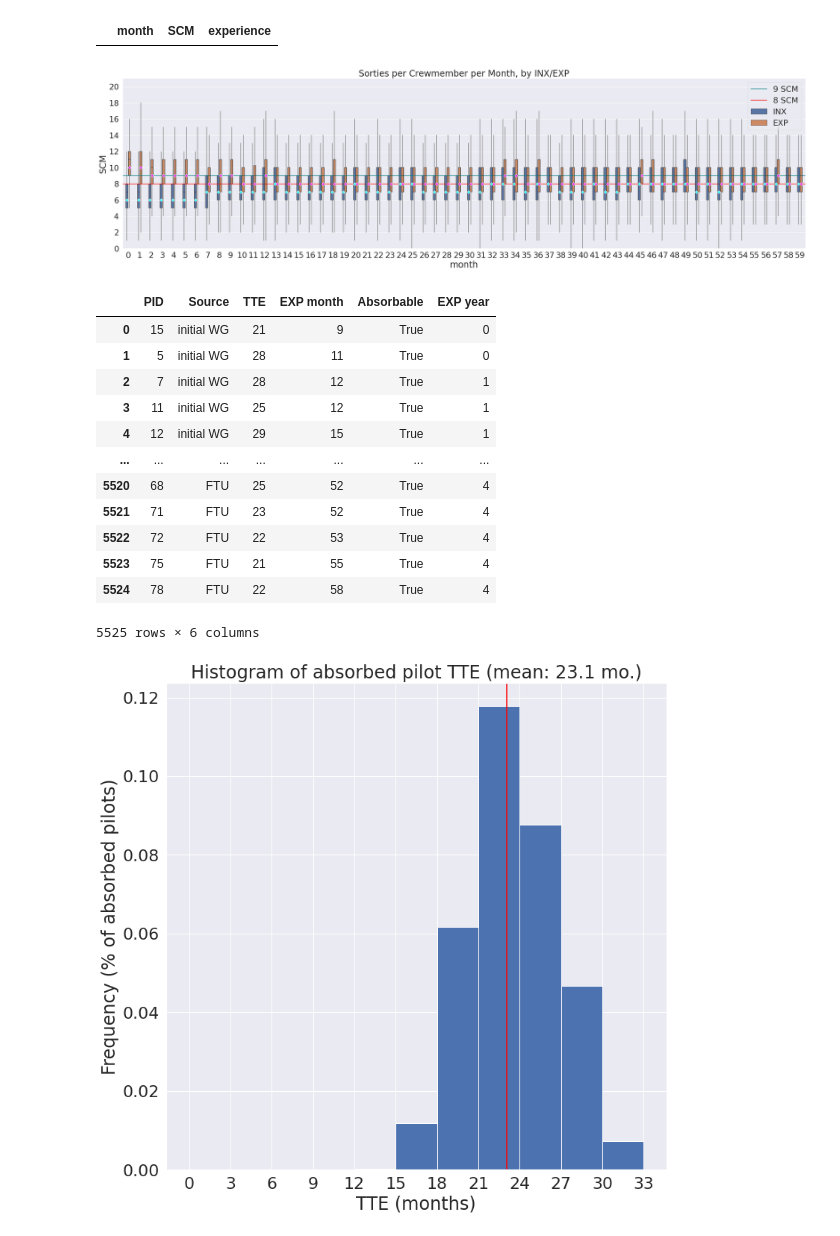
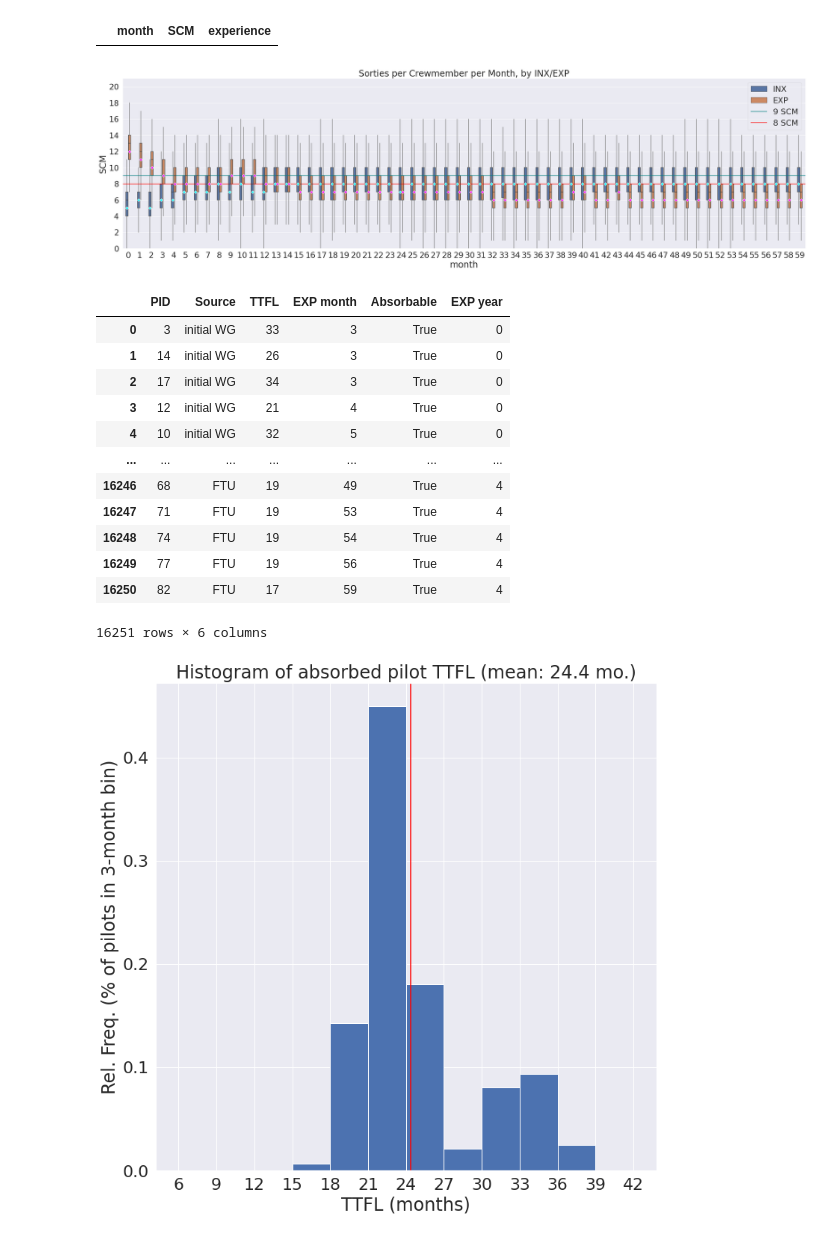
Before and after one commit to ialara/actf, a Jupyter notebook: f16_baseline.ipynb, the cells around one changed output. Saved outputs shown, nothing was run; the diff lists cells and outputs as text; code cells hidden in the pictures.

```diff
--- a/f16_baseline.ipynb
+++ b/f16_baseline.ipynb
@@ -612,0 +835,15 @@ sortie_generation = [(tails_go_1 + tails_go_2)*monthly_fly_days]*12 #*NUM_YEARS
+# %%
+f16_sq.populate_initial(initial_pilots, prop_EXP=initial_sq_exp_pct, prop_IP=initial_sq_IP_pct)
+print('== SIMULATED INITIAL SQUADRON ==')
+f16_sq.print_()
+print('-------------------')
+print(f'Summary: {f16_sq}')
+
+sim = Simulation()
+sim.setup(starting_sq=f16_sq)
+
+print(f'Sim squadron matches input: {sim.sq is f16_sq}')
+print(f'Sim successfully archived starting squadron: {sim.starting_sq is not sim.sq}')
+
+num_runs = 500
+months_per_run = 60
@@ -613,5 +868,5 @@ sortie_generation = [(tails_go_1 + tails_go_2)*monthly_fly_days]*12 #*NUM_YEARS
 # %% [markdown]
 # Go!
 # %%
-many = sim.many_runs(ftu_arrival_calendar=ftu_arrivals, nth_arrival_calendar=nth_arrivals, sortie_generation_calendar=sortie_generation, num_runs=num_runs, months_per_run=months_per_run)
+many = sim.many_runs(ftu_arrival_calendar=ftu_arrivals, nth_arrival_calendar=nth_arrivals, sortie_generation_calendar=sortie_generation, num_runs=num_runs, months_per_run=months_per_run, tos_threshold=tos_threshold)
 # %% [output]
@@ -659,0 +920,6 @@ quals_df
+# %%
+sns.set_theme()
+fig, ax = plt.subplots()
+sns.lineplot(data=quals_df.loc[:, 'None_pct':'IP_pct'], ax=ax)
+ax.set_title('Percentage Composition by Qualification')
+ax.set_ylabel('% of Squadron')
@@ -728,19 +997,19 @@ scm_df[scm_df['SCM'] > 20]
 # %%
 box = sns.catplot(data=scm_df, y='SCM', x='month', hue='experience', kind='box', width=0.4, showmeans=True, showcaps=False, showfliers=False, meanprops={'marker': 'D', 'markeredgecolor': 'white', 'markersize': 5}, whiskerprops={'color': 'grey'}, height=8, aspect=3.5, legend=False)
 # == Code below modified from https://stackoverflow.com/questions/63038011/assign-color-of-mean-markers-while-using-seaborn-hue
-num_artists = len(box.ax.artists)
+num_artists = 2*len(quals_df)
 num_lines = len(box.ax.lines)
 lines_per_artist = num_lines // num_artists
 marker_colors = ['cyan', 'magenta']*(num_artists//2)
-for i, artist in enumerate(box.ax.artists):
+for i in range(num_artists):
     # Set the linecolor on the artist to the facecolor, and set the facecolor to None
     col = marker_colors[i]
-    #artist.set_edgecolor(col)
-    #artist.set_facecolor('None')
+    # box.ax.lines[i*lines_per_artist + j].set_edgecolor(col)
+    # box.ax.lines[i*lines_per_artist + j].set_facecolor('None')
     # set the marker colors of the corresponding "lines" to the same color
     for j in range(lines_per_artist):
         box.ax.lines[i * lines_per_artist + j].set_markerfacecolor(col)
-        #box.ax.lines[i * lines_per_artist + j].set_markeredgecolor(col)
+        box.ax.lines[i * lines_per_artist + j].set_markeredgecolor('white')
 # ==
 box.ax.axhline(9, color='teal', label='9 SCM')
 box.ax.axhline(8, color='red', label='8 SCM')
@@ -750,7 +1019,7 @@ box.ax.set_title('Sorties per Crewmember per Month, by INX/EXP')
 plt.legend(framealpha=0.5)
 plt.show()
 # %% [output]
-[figure, old version]
+[figure, new version]
 # %%
 #  ax = flows[['net_first', 'net_nth']].plot(kind='bar')
 #  ax.axhline(0, color='black')
@@ -759,36 +1028,36 @@ plt.show()
 
 #  flows[['first_cum', 'nth_cum']].plot(kind='line', ax=ax)
 # %%
-df = pd.DataFrame([row for run in many for row in run['pilot']['TTE'] if row['Absorbable']])
+df = pd.DataFrame([row for run in many for row in run['pilot']['TTFL'] if row['Absorbable']])
 df['EXP year'] = df['EXP month'].floordiv(12)
 absorbed_df = df
 absorbed_df
 # %% [output]
-|  | PID | Source | TTE | EXP month | Absorbable | EXP year |
-| 0 | 15 | initial WG | 21 | 9 | True | 0 |
-| 1 | 5 | initial WG | 28 | 11 | True | 0 |
-| 2 | 7 | initial WG | 28 | 12 | True | 1 |
-| 3 | 11 | initial WG | 25 | 12 | True | 1 |
-| 4 | 12 | initial WG | 29 | 15 | True | 1 |
+|  | PID | Source | TTFL | EXP month | Absorbable | EXP year |
+| 0 | 3 | initial WG | 33 | 3 | True | 0 |
+| 1 | 14 | initial WG | 26 | 3 | True | 0 |
+| 2 | 17 | initial WG | 34 | 3 | True | 0 |
+| 3 | 12 | initial WG | 21 | 4 | True | 0 |
+| 4 | 10 | initial WG | 32 | 5 | True | 0 |
 | ... | ... | ... | ... | ... | ... | ... |
-| 5520 | 68 | FTU | 25 | 52 | True | 4 |
-| 5521 | 71 | FTU | 23 | 52 | True | 4 |
-| 5522 | 72 | FTU | 22 | 53 | True | 4 |
-| 5523 | 75 | FTU | 21 | 55 | True | 4 |
-| 5524 | 78 | FTU | 22 | 58 | True | 4 |
+| 16246 | 68 | FTU | 19 | 49 | True | 4 |
+| 16247 | 71 | FTU | 19 | 53 | True | 4 |
+| 16248 | 74 | FTU | 19 | 54 | True | 4 |
+| 16249 | 77 | FTU | 19 | 56 | True | 4 |
+| 16250 | 82 | FTU | 17 | 59 | True | 4 |
-5525 rows × 6 columns
+16251 rows × 6 columns
 # %%
 plt.rcParams['figure.figsize'] = (12, 12)
 fig, ax = plt.subplots()
-absorbed_df['TTE'].plot.hist(bins=range(0, 36, 3), density=True, ax=ax)
-ax.axvline(absorbed_df['TTE'].mean(), color='red')
-ax.set_xlabel('TTE (months)')
-ax.set_ylabel('Frequency (% of absorbed pilots)')
-ax.set_title(f'Histogram of absorbed pilot TTE (mean: {absorbed_df["TTE"].mean():.1f} mo.)')
-ax.set_xticks(range(0, 36, 3))
+absorbed_df['TTFL'].plot.hist(bins=range(6, 45, 3), weights = np.ones_like(absorbed_df['TTFL']) / len(absorbed_df['TTFL']), ax=ax)
+ax.axvline(absorbed_df['TTFL'].mean(), color='red')
+ax.set_xlabel('TTFL (months)')
+ax.set_ylabel('Rel. Freq. (% of pilots in 3-month bin)')
+ax.set_title(f'Histogram of absorbed pilot TTFL (mean: {absorbed_df["TTFL"].mean():.1f} mo.)')
+ax.set_xticks(range(6, 45, 3))
 plt.show()
 # %% [output]
-[figure, old version]
+[figure, new version]
 # %%
 plt.rcParams['figure.figsize'] = (12, 30)
 quals_df.loc[::-1, 'None_pct':].plot(kind='barh', stacked=True)
```
Also changed, not shown: parts of 22 cells of this notebook.
